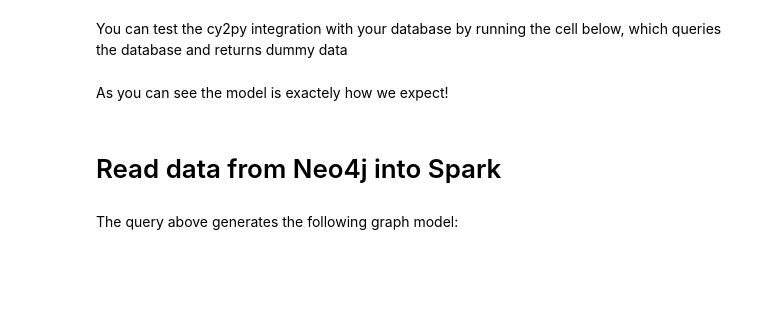
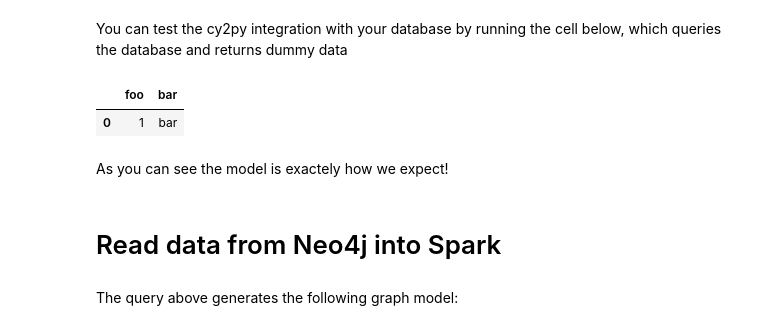
Before and after one commit to antoinech-courses/BigData-TP, a Jupyter notebook: tp7-Neo4J/neo4j_data_engineering.ipynb, the cells around one changed output. Drawn from its saved outputs; the diff is of its cells as text; code cells hidden in the pictures; blank space fills up the shorter version.

```diff
--- a/tp7-Neo4J/neo4j_data_engineering.ipynb
+++ b/tp7-Neo4J/neo4j_data_engineering.ipynb
@@ -1102,8 +1164,11 @@ MATCH (a)-[:ACTED_IN]->(m)<-[:DIRECTED]-(d) RETURN a,m,d LIMIT 10;
 # %% [markdown]
 You can test the cy2py integration with your database by running the cell below, which queries the database and returns dummy data
 # %%
-my_simple_df = %cypher -u $neo4j_url -us $neo4j_user -pw $neo4j_pwd RETURN 1 AS foo, 'bar' AS bar
+my_simple_df = %cypher -a basic -u $neo4j_url -us $neo4j_user -pw $neo4j_pwd RETURN 1 AS foo, 'bar' AS bar
 my_simple_df
+# %% [output]
+|  | foo | bar |
+| 0 | 1 | bar |
 # %% [markdown]
 As you can see the model is exactely how we expect!
 # %%
```
Also changed, not shown: parts of 33 cells of this notebook, 2 other files.
